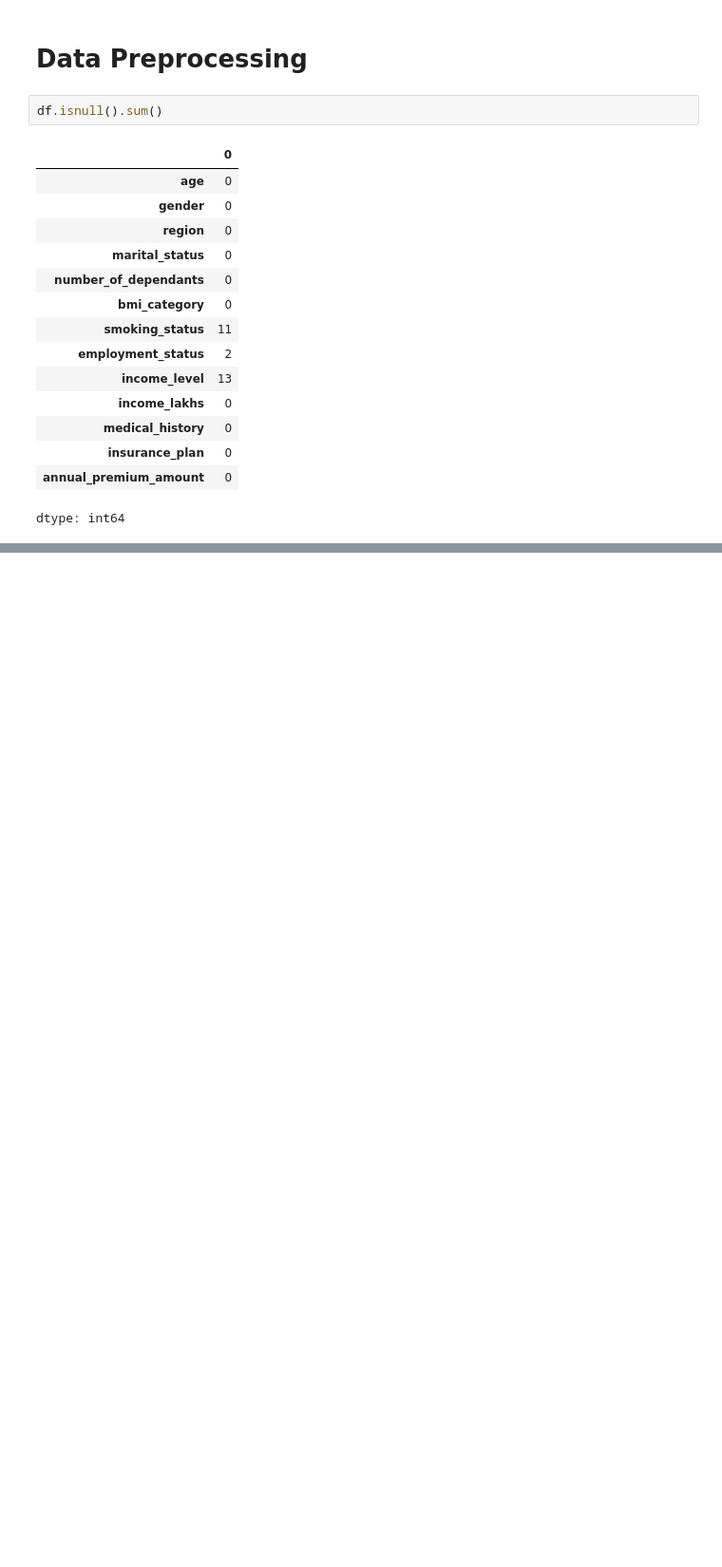
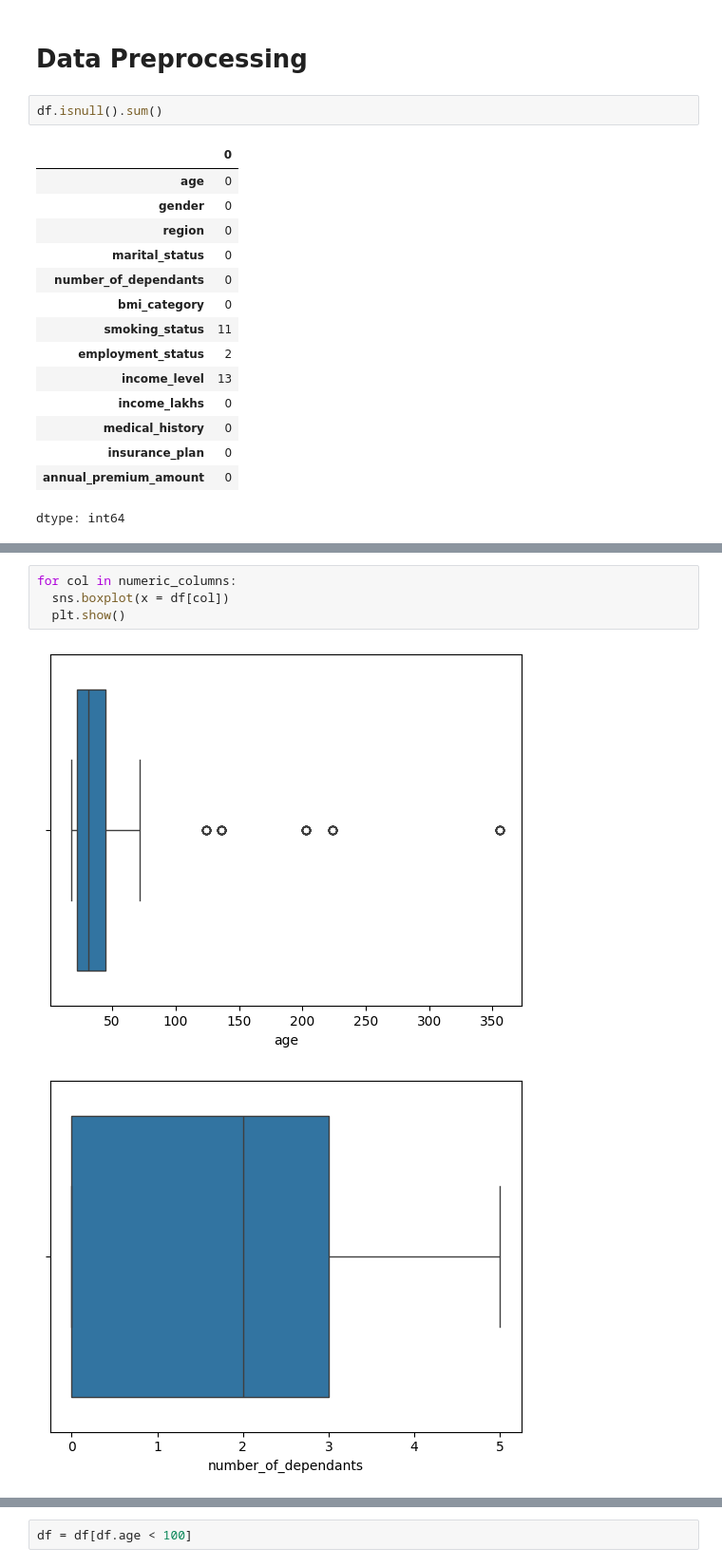
Before and after one commit to neel-madhav/HealthcarePremiumPrediction, a Jupyter notebook: PremiumPrediction.ipynb, the cells around one changed output, grey strips where cells are left out. Shown at 95% size. Drawn from its saved outputs; the diff is of its cells as text; blank space fills up the shorter version.

```diff
--- a/PremiumPrediction.ipynb
+++ b/PremiumPrediction.ipynb
@@ -67,0 +136,7 @@ dtype: int64
+# %%
+for col in numeric_columns:
+  sns.boxplot(x = df[col])
+  plt.show()
+# %% [output]
+[figure, added]
+[figure, added]
@@ -67,0 +145,2 @@ dtype: int64
+# %%
+df = df[df.age < 100]
```
Also changed, not shown: parts of 10 cells of this notebook.
